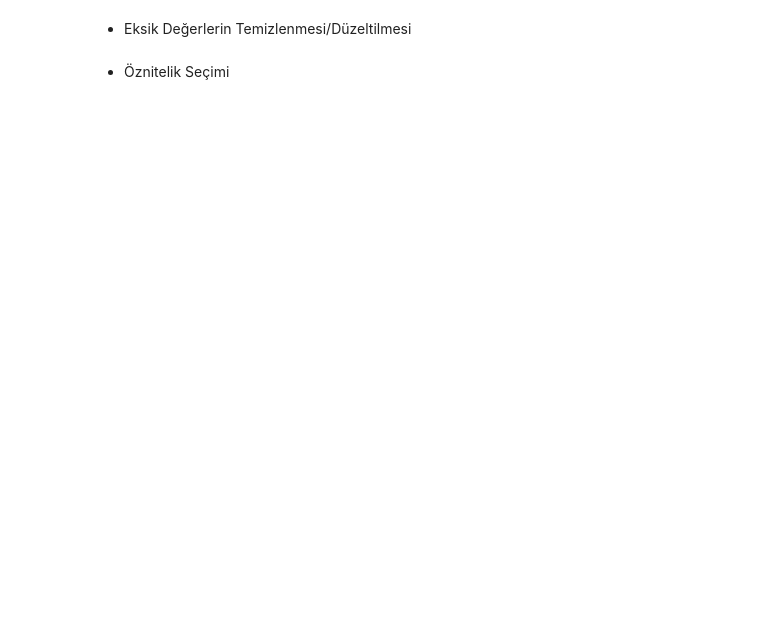
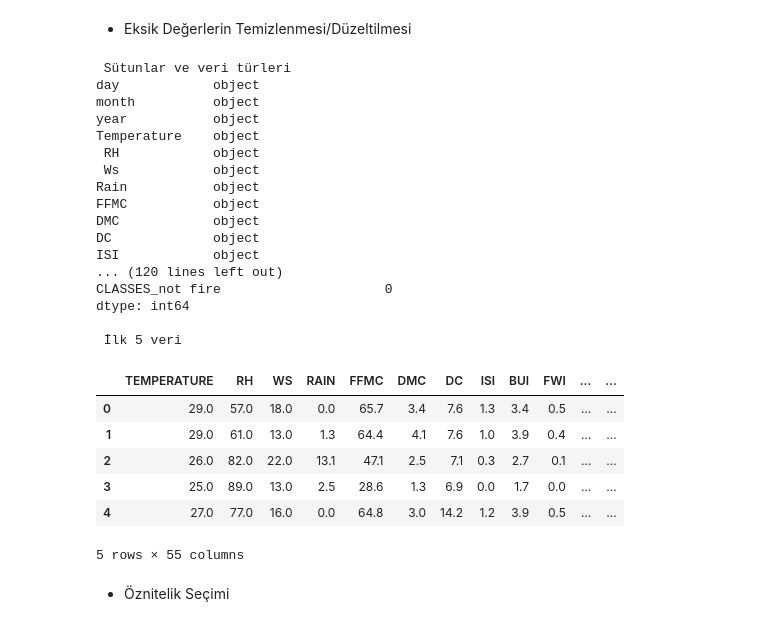
Before and after one commit to cebel-irem/Algerian_Forest_Fires, a Jupyter notebook: Algerian_Forest_Fires.ipynb, the cells around one changed output. Drawn from its saved outputs; the diff is of its cells as text; code cells hidden in the pictures; blank space fills up the shorter version.

```diff
--- a/Algerian_Forest_Fires.ipynb
+++ b/Algerian_Forest_Fires.ipynb
@@ -43,34 +68,64 @@ print("\n Sütunlar ve veri türleri")
 print(data.dtypes) #bu komut ile veri türlerini kontrol ediyoruz :)
 
 #veri tablosundaki yazım şeklinden ötürü hata veriyordu.
 #Ben de bunu önlemek adına hepsinin başındaki boşlukları silip hepsini büyük harfle yazdırdım.
 data.columns = data.columns.str.strip().str.upper()
 # Eksik Değer Kontrol ve Doldurma
 numeric_columns = ['TEMPERATURE', 'RH', 'WS', 'RAIN', 'FFMC', 'DMC', 'DC', 'ISI', 'BUI', 'FWI']
 categorical_columns = ['DAY', 'CLASSES']
 
+#Sayısal verilere dönüştürme işlemi yapacağız
 for col in numeric_columns:
     data[col] = pd.to_numeric(data[col], errors='coerce')
+
+#bu kısımda da kategorik verilere dönüşütürme işlemi yapacağız
 data[numeric_columns] = data[numeric_columns].fillna(data[numeric_columns].mean())
 for col in categorical_columns:
     data[col] = data[col].fillna(data[col].mode()[0])
 
 # Kategorik Verileri Sayısallaştırma
-categorical_columns = ['DAY', 'CLASSES']
+#day kısmında sözel değerler var bunlarla işlem yapmamız için sayısallaştırmamız gerekiyor.
+categorical_columns = ['DAY', 'MONTH', 'YEAR', 'CLASSES']
 data = pd.get_dummies(data, columns=categorical_columns, drop_first=True)
 
 #eksik sütunları ortalama alarak tamamlıyoruz
 print("\n Eksik değerlerin doldurulması")
 data[numeric_columns] = data[numeric_columns].fillna(data[numeric_columns].mean())
+
 
 print("\n Sütunlar ve veri türleri")
 print(data.dtypes)
 
 #Eksik değerler doldurulduktan sonrası
 print("\n Sonrası")
 print(data.isnull().sum())
 print("\n İlk 5 veri")
 display(data.head())
+# %% [output]
+ Sütunlar ve veri türleri
+day            object
+month          object
+year           object
+Temperature    object
+ RH            object
+ Ws            object
+Rain           object
+FFMC           object
+DMC            object
+DC             object
+ISI            object
+... (120 lines left out)
+CLASSES_not fire                     0
+dtype: int64
+
+ İlk 5 veri
+|  | TEMPERATURE | RH | WS | RAIN | FFMC | DMC | DC | ISI | BUI | FWI | ... | ... |
+| 0 | 29.0 | 57.0 | 18.0 | 0.0 | 65.7 | 3.4 | 7.6 | 1.3 | 3.4 | 0.5 | ... | ... |
+| 1 | 29.0 | 61.0 | 13.0 | 1.3 | 64.4 | 4.1 | 7.6 | 1.0 | 3.9 | 0.4 | ... | ... |
+| 2 | 26.0 | 82.0 | 22.0 | 13.1 | 47.1 | 2.5 | 7.1 | 0.3 | 2.7 | 0.1 | ... | ... |
+| 3 | 25.0 | 89.0 | 13.0 | 2.5 | 28.6 | 1.3 | 6.9 | 0.0 | 1.7 | 0.0 | ... | ... |
+| 4 | 27.0 | 77.0 | 16.0 | 0.0 | 64.8 | 3.0 | 14.2 | 1.2 | 3.9 | 0.5 | ... | ... |
+5 rows × 55 columns
 # %% [markdown]
 * Öznitelik Seçimi
 # %%
```
Also changed, not shown: parts of 18 cells of this notebook.
